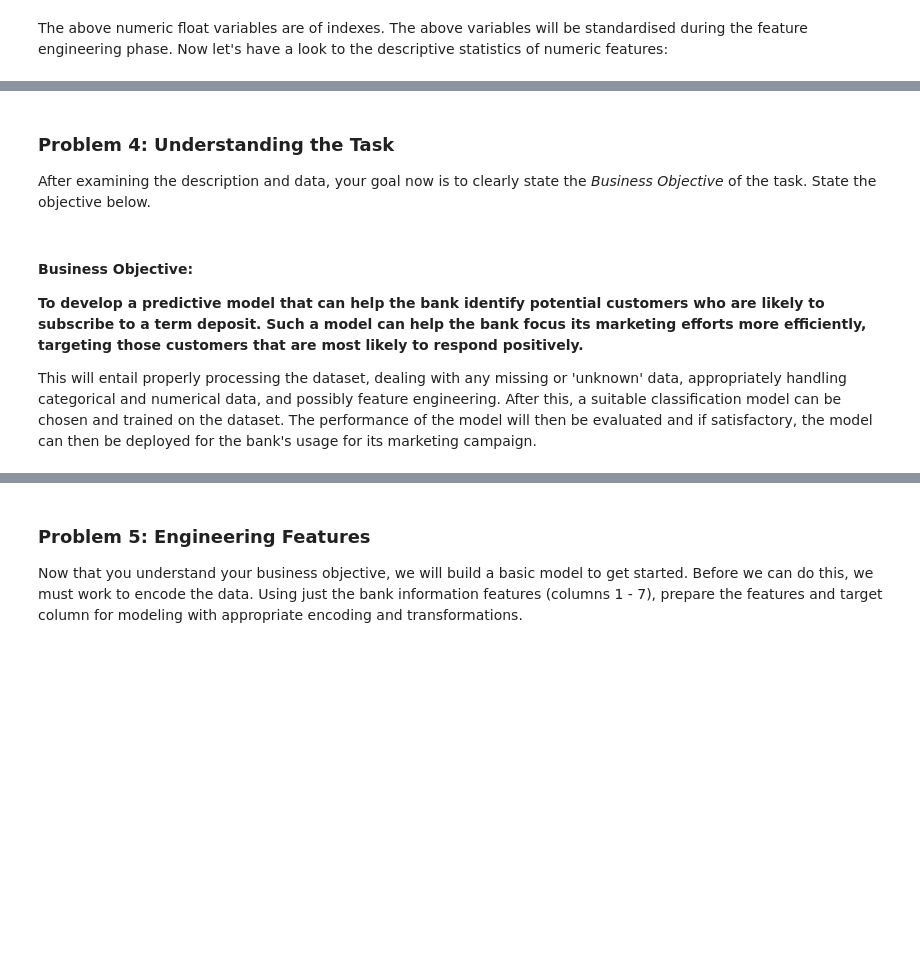
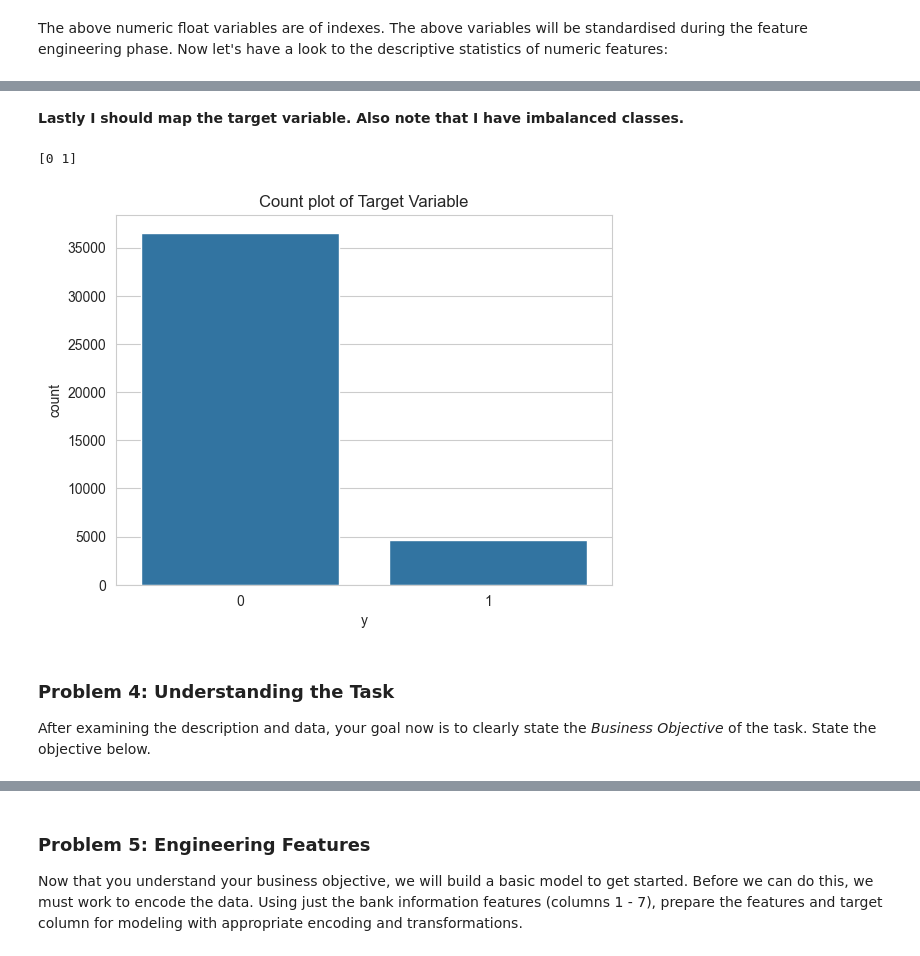
Before and after one commit to vtsou359/BankMarketing_ComparingClassifiers, a Jupyter notebook: bank_marketing.ipynb, the cells around one changed output, grey strips where cells are left out. Drawn from its saved outputs; the diff is of its cells as text; code cells hidden in the pictures; blank space fills up the shorter version.

```diff
--- a/bank_marketing.ipynb
+++ b/bank_marketing.ipynb
@@ -313,11 +424,18 @@ Total Missing values:
+# %% [markdown]
+**Lastly I should map the target variable. Also note that I have imbalanced classes.**
+# %%
+df['y'] = df['y'].map({'yes': 1, 'no': 0})
+print(df['y'].unique())
+
+
+fig, ax = plt.subplots()
+sns.countplot(x='y', data=df, ax=ax)
+plt.title("Count plot of Target Variable")
+plt.show()
+# %% [output]
+[0 1]
+[figure, added]
 # %% [markdown]
 ### Problem 4: Understanding the Task
 
 After examining the description and data, your goal now is to clearly state the *Business Objective* of the task.  State the objective below.
-# %% [markdown]
-#### Business Objective:
-
-**To develop a predictive model that can help the bank identify potential customers who are likely to subscribe to a term deposit. Such a model can help the bank focus its marketing efforts more efficiently, targeting those customers that are most likely to respond positively.**
-
-
-This will entail properly processing the dataset, dealing with any missing or 'unknown' data, appropriately handling categorical and numerical data, and possibly feature engineering. After this, a suitable classification model can be chosen and trained on the dataset. The performance of the model will then be evaluated and if satisfactory, the model can then be deployed for the bank's usage for its marketing campaign.
```
Also changed, not shown: parts of 19 cells of this notebook.
